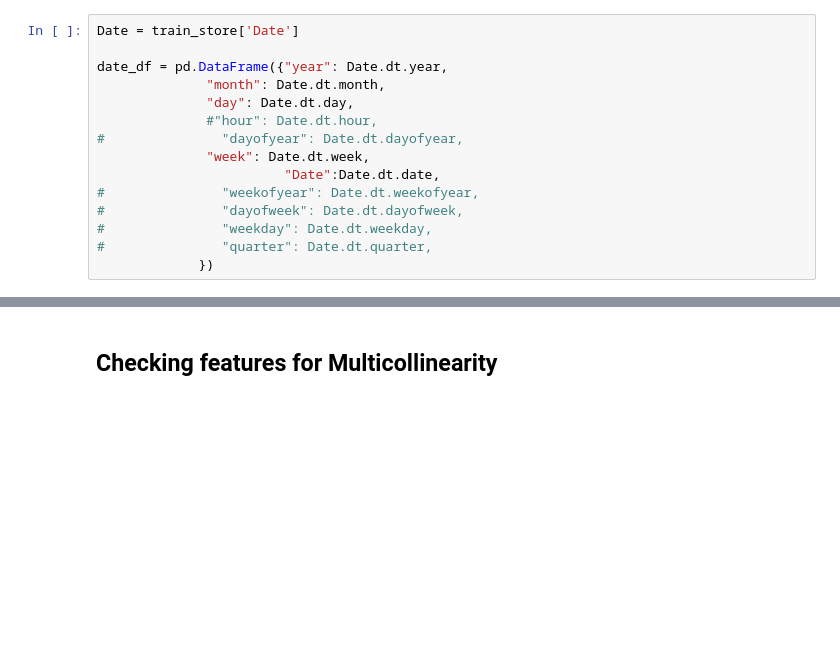
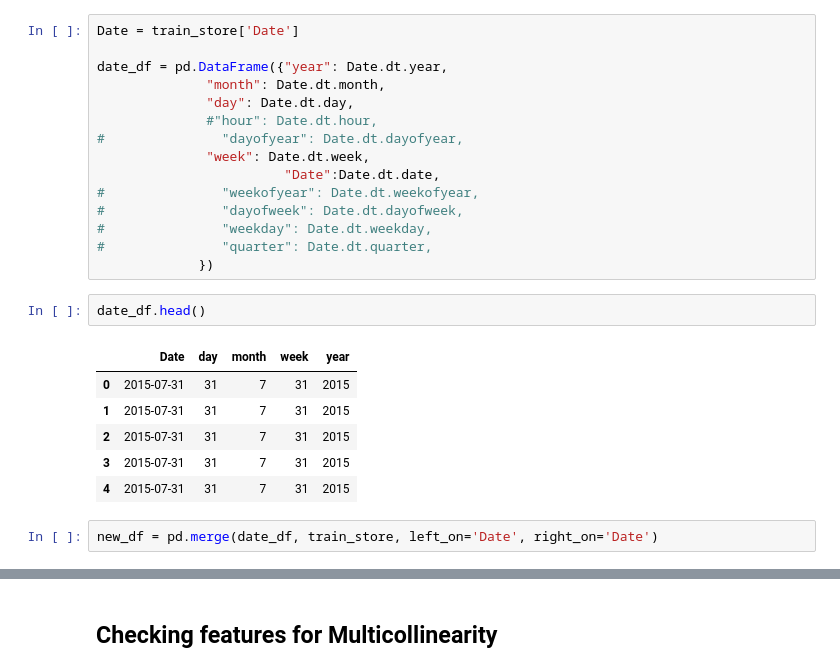
Before and after one commit to anthonymiyoro/RossmanScorePrediction, a Jupyter notebook: Feature Selection and Model Building.ipynb, the cells around one changed output, grey strips where cells are left out. Drawn from its saved outputs; the diff is of its cells as text; blank space fills up the shorter version.

```diff
--- a/Feature Selection and Model Building.ipynb
+++ b/Feature Selection and Model Building.ipynb
@@ -86,3 +88,14 @@ date_df = pd.DataFrame({"year": Date.dt.year,
 #               "weekday": Date.dt.weekday,
 #               "quarter": Date.dt.quarter,
              })
+# %%
+date_df.head()
+# %% [output]
+|  | Date | day | month | week | year |
+| 0 | 2015-07-31 | 31 | 7 | 31 | 2015 |
+| 1 | 2015-07-31 | 31 | 7 | 31 | 2015 |
+| 2 | 2015-07-31 | 31 | 7 | 31 | 2015 |
+| 3 | 2015-07-31 | 31 | 7 | 31 | 2015 |
+| 4 | 2015-07-31 | 31 | 7 | 31 | 2015 |
+# %%
+new_df = pd.merge(date_df, train_store, left_on='Date', right_on='Date')
```
Also changed, not shown: parts of 5 cells of this notebook.
